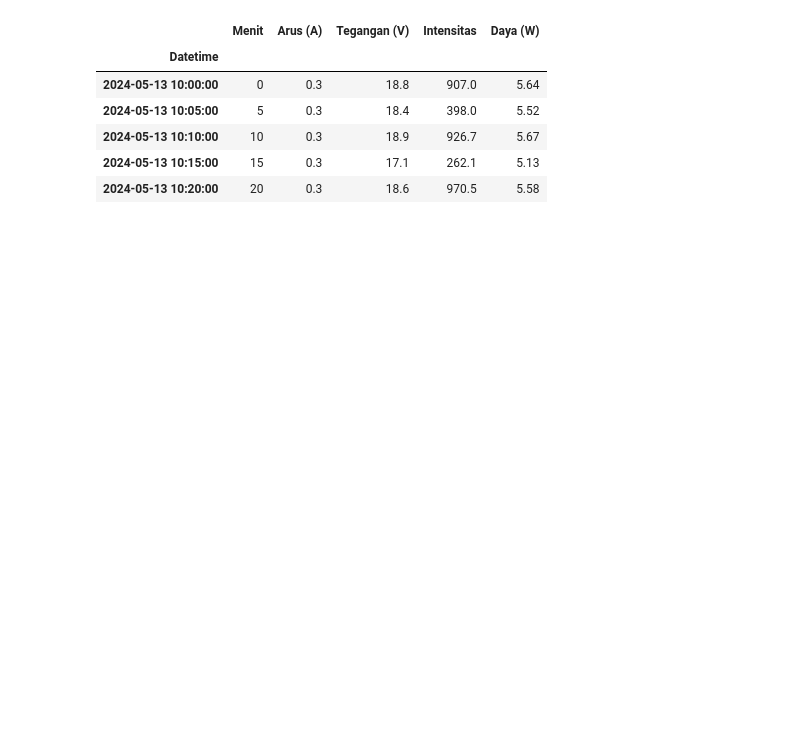
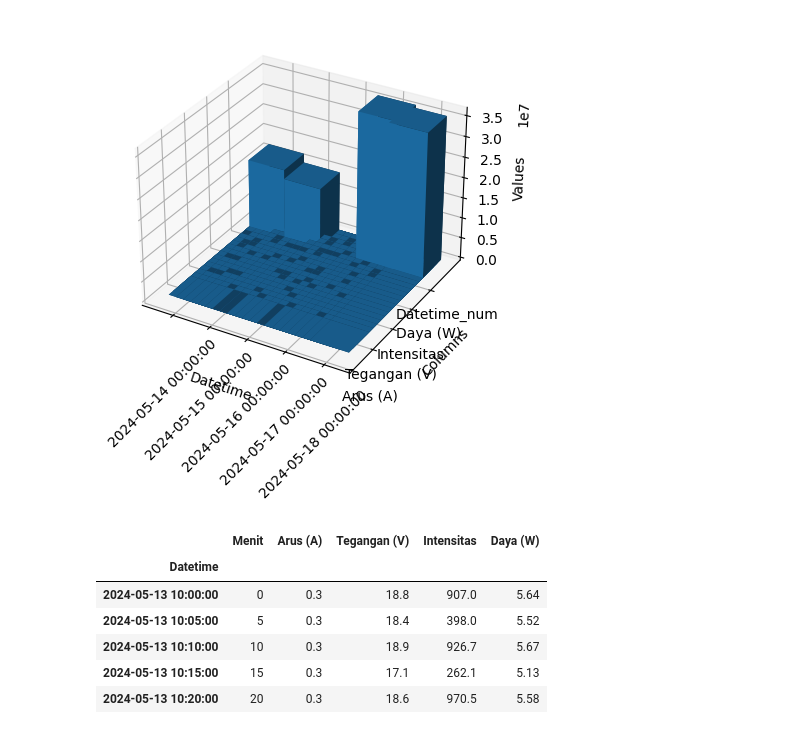
Before and after one commit to CameraOil/Pengmon_stuff, a Jupyter notebook: asvi.ipynb, the cells around one changed output. Drawn from its saved outputs; the diff is of its cells as text; code cells hidden in the pictures; blank space fills up the shorter version.

```diff
--- a/asvi.ipynb
+++ b/asvi.ipynb
@@ -58,3 +35,68 @@ TypeError: The DType <class 'numpy.dtype[datetime64]'> could not be promoted by
+# %%
+import pandas as pd
+import numpy as np
+import matplotlib.pyplot as plt
+from mpl_toolkits.mplot3d import Axes3D
+
+# Assuming df_a is already prepared with 'Datetime' index and the columns to plot
+
+# Number of bins for the histogram
+num_bins = 20  # Adjust as necessary
+
+# Convert Datetime index to numeric values for histogram
+df_a['Datetime_num'] = df_a.index.map(pd.Timestamp.toordinal)
+
+# Prepare data for 3D histogram
+x = df_a['Datetime_num'].values
+
+# Stack the values for all columns
+values = []
+for i, col in enumerate(df_a.columns):
+    y = np.full_like(df_a[col].values, i)  # Create a constant y value for each column
+    z = df_a[col].values
+    values.append((x, y, z))
+
+# Unpack the stacked values
+x_values = np.concatenate([v[0] for v in values])
+y_values = np.concatenate([v[1] for v in values])
+z_values = np.concatenate([v[2] for v in values])
+
+# Create a 3D histogram
+fig = plt.figure()
+ax = fig.add_subplot(111, projection='3d')
+
+# Compute the 3D histogram
+hist, xedges, yedges = np.histogram2d(x_values, y_values, bins=num_bins, weights=z_values)
+
+# Construct arrays for the anchor positions of the bars
+xpos, ypos = np.meshgrid(xedges[:-1] + 0.5, yedges[:-1] + 0.5, indexing="ij")
+xpos = xpos.ravel()
+ypos = ypos.ravel()
+zpos = np.zeros_like(xpos)
+
+# Construct arrays with the dimensions for the bars
+dx = dy = np.ones_like(zpos)
+dz = hist.ravel()
+
+# Plot the 3D bars
+ax.bar3d(xpos, ypos, zpos, dx, dy, dz, zsort='average')
+
+# Set axis labels
+ax.set_xlabel('Datetime')
+ax.set_ylabel('Columns')
+ax.set_zlabel('Values')
+
+# Set y-ticks to be the column names
+ax.set_yticks(np.arange(len(df_a.columns)))
+ax.set_yticklabels(df_a.columns)
+
+# Convert the numeric datetime values back to datetime format for x-ticks
+xlabels = [pd.Timestamp.fromordinal(int(label)) for label in ax.get_xticks()]
+ax.set_xticklabels(xlabels, rotation=45)
+
+plt.show()
+# %% [output]
+[figure, added]
 # %%
 file_path = 'Data PSP 05 Panel B.csv'
 df_b = pd.read_csv(file_path)
```
Also changed, not shown: parts of 2 cells of this notebook.
